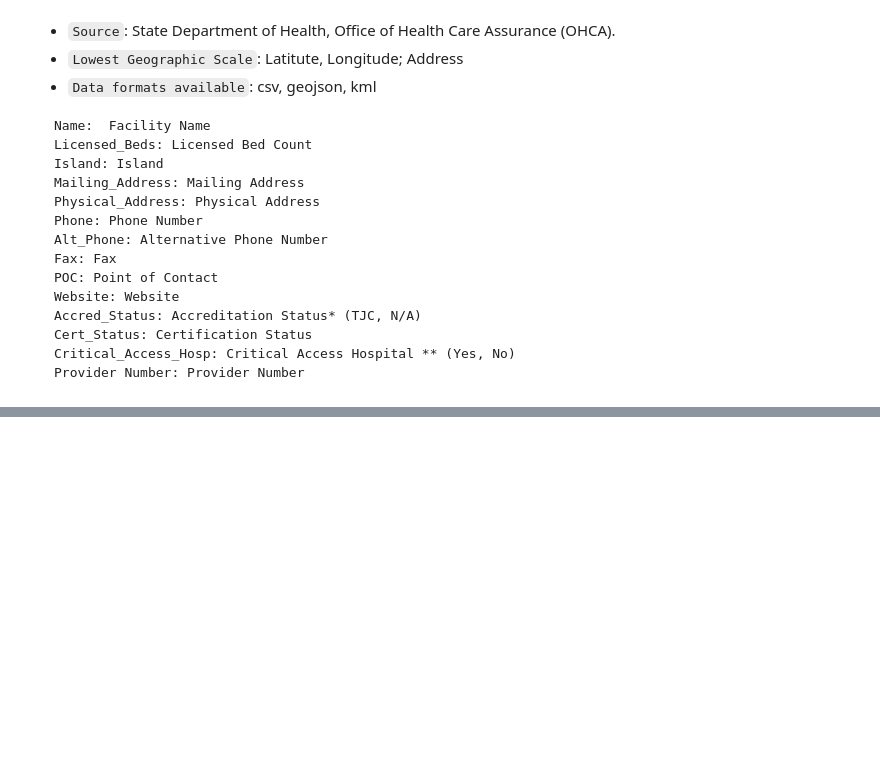
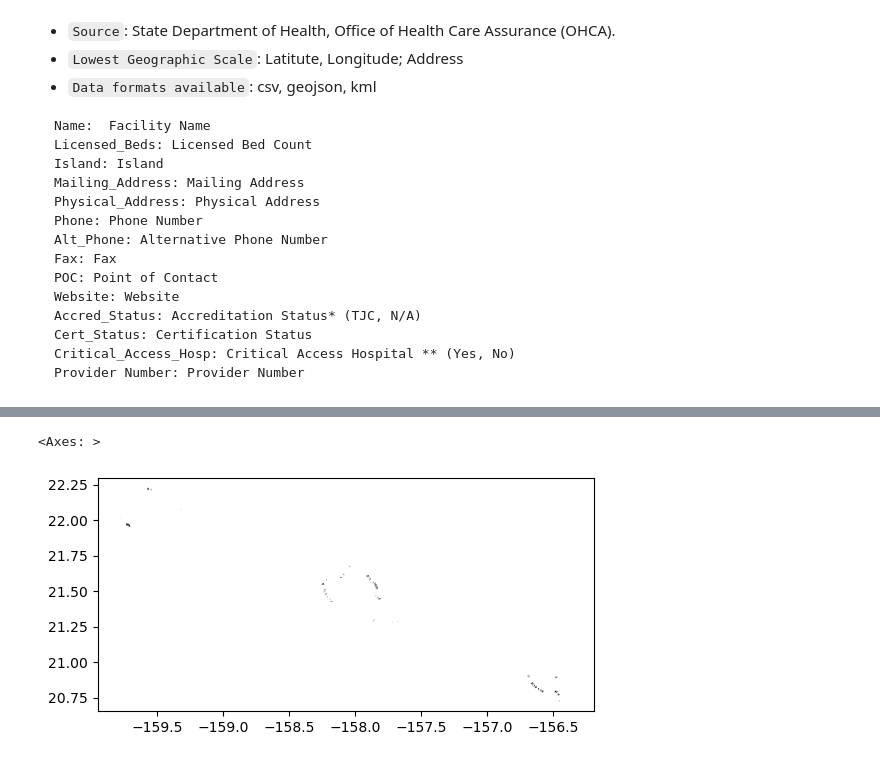
Before and after one commit to mahdi-b/Kanehekili, a Jupyter notebook: Current datasets.ipynb, the cells around one changed output, grey strips where cells are left out. Drawn from its saved outputs; the diff is of its cells as text; code cells hidden in the pictures; blank space fills up the shorter version.

```diff
--- a/Current datasets.ipynb
+++ b/Current datasets.ipynb
@@ -41,0 +356,6 @@ data.head(3)
+# %%
+data15 = gpd.read_file('data/slr potential flooded highways/1.1ft/SLR_Potential_Flooded_Highways_-_1.1_Ft._Scenario')
+data15.plot(alpha=1, color='black', edgecolor='black')
+# %% [output]
+<Axes: >
+[figure, added]
```
Also changed, not shown: parts of 37 cells of this notebook.
